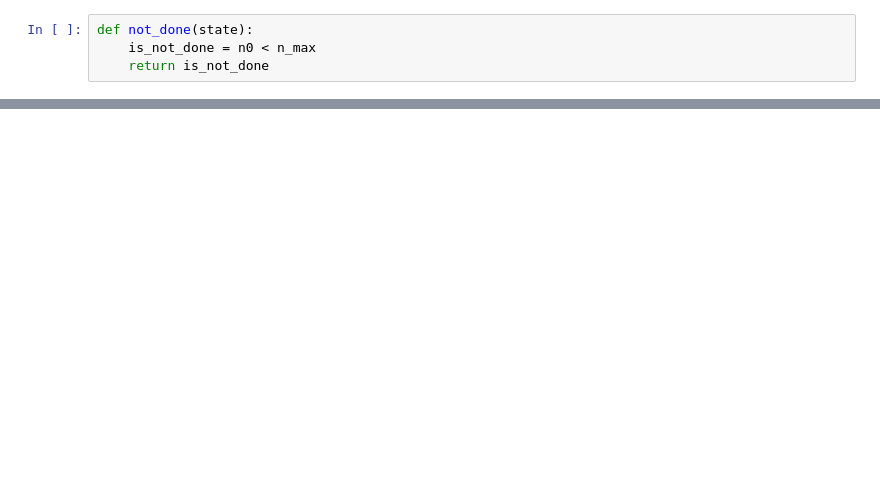
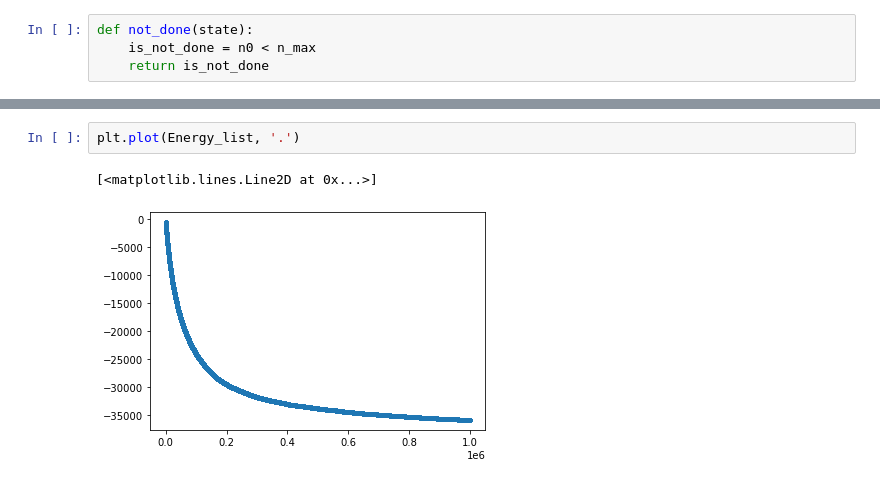
Before and after one commit to akjoelhede/Complex-Physics, a Jupyter notebook: Ising_model.ipynb, the cells around one changed output, grey strips where cells are left out. Saved outputs shown, nothing was run; the diff lists cells and outputs as text; blank space fills up the shorter version.

```diff
--- a/Ising_model.ipynb
+++ b/Ising_model.ipynb
@@ -25,0 +104,5 @@ def energy(p, state, flip):
+# %%
+plt.plot(Energy_list, '.')
+# %% [output]
+[<matplotlib.lines.Line2D at 0x...>]
+[figure, added]
```
Also changed, not shown: parts of 12 cells of this notebook.
